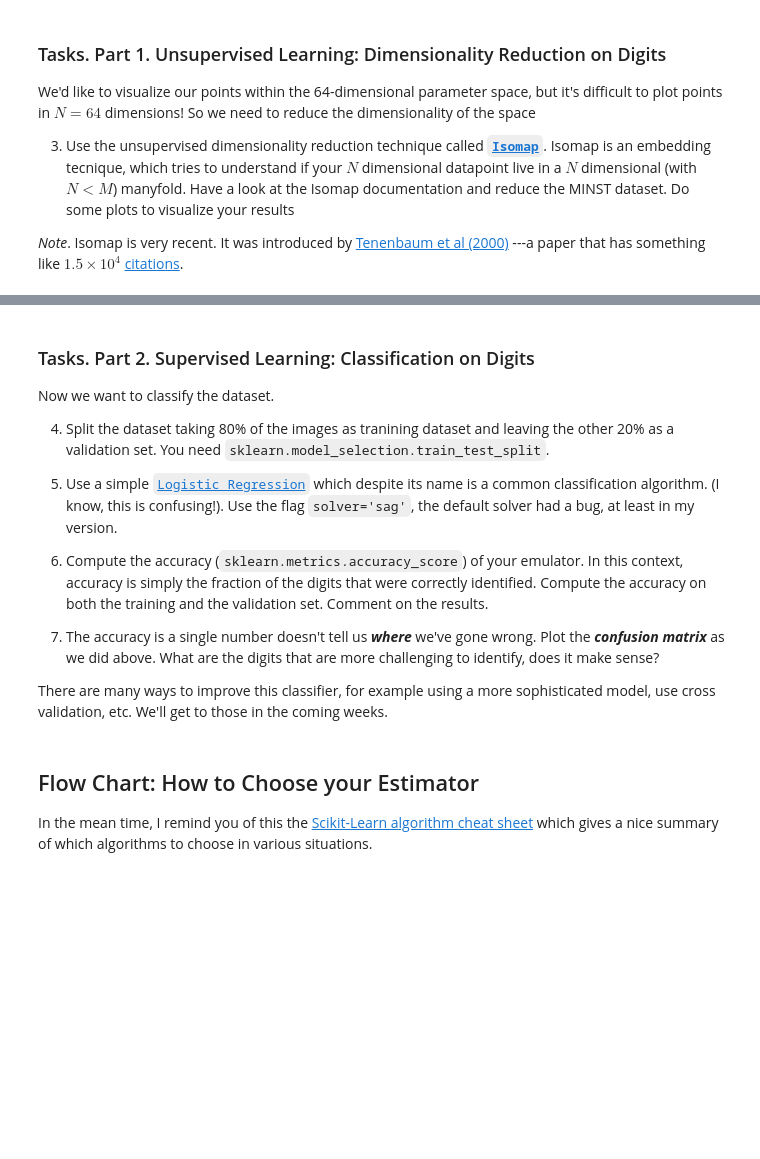
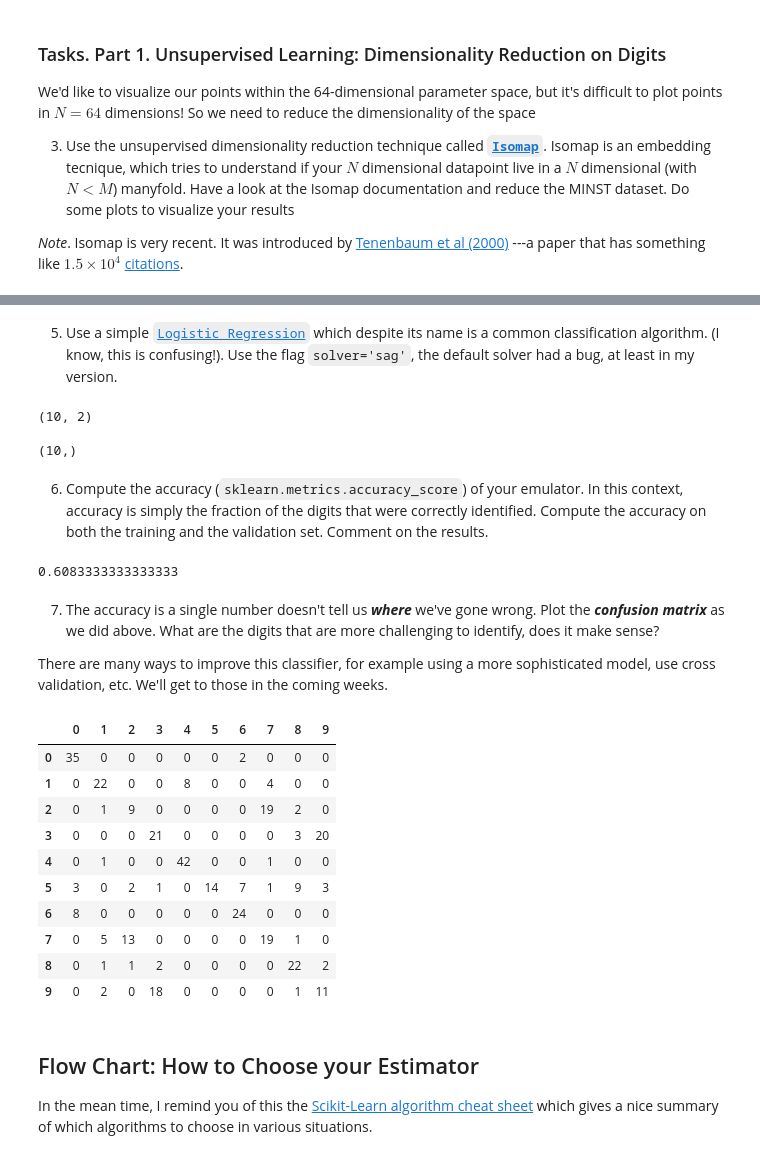
Before and after one commit to freddycch/astrostatistics_bicocca_2022, a Jupyter notebook: working/Exercises/L13 - Handwritten Digits.ipynb, the cells around one changed output, grey strips where cells are left out. Cells and saved outputs as stored; diff of their text form; code cells hidden in the pictures; blank space fills up the shorter version.

```diff
--- a/working/Exercises/L13 - Handwritten Digits.ipynb
+++ b/working/Exercises/L13 - Handwritten Digits.ipynb
@@ -88,18 +154,72 @@ We'd like to visualize our points within the 64-dimensional parameter space, but
+# %% [markdown]
+5) Use a simple [`Logistic Regression`](http://scikit-learn.org/stable/modules/generated/sklearn.linear_model.LogisticRegression.html) which despite its name is a common classification algorithm. (I know, this is confusing!). Use the flag `solver='sag'`, the default solver had a bug, at least in my version.
+# %%
+from sklearn.linear_model import LogisticRegression
+
+LR = LogisticRegression(solver='sag')
+
+LR.fit(X_train, y_train)
+print(LR.coef_.shape)
+# print(np.around(LR.coef_,2))
+print()
+print(LR.intercept_.shape)
+# print(np.around(LR.intercept_,2))
+print()
+
+y_pred = LR.predict(X_test)
+# %% [output]
+(10, 2)
+
+(10,)
+# %% [markdown]
+6) Compute the accuracy (`sklearn.metrics.accuracy_score`) of your emulator. In this context, accuracy is simply the fraction of the digits that were correctly identified. Compute the accuracy on both the training and the validation set. Comment on the results.
+# %%
+from sklearn.metrics import accuracy_score
+
+accuracy_score(y_test,y_pred)
+# %% [output]
+0.6083333333333333
 # %% [markdown]
-### Tasks. Part 2. Supervised Learning: Classification on Digits
-
-Now we want to classify the dataset.
-
-4) Split the dataset taking 80% of the images as tranining dataset and leaving the other 20% as a validation set. You need `sklearn.model_selection.train_test_split`.
-
-5) Use a simple [`Logistic Regression`](http://scikit-learn.org/stable/modules/generated/sklearn.linear_model.LogisticRegression.html) which despite its name is a common classification algorithm. (I know, this is confusing!). Use the flag `solver='sag'`, the default solver had a bug, at least in my version.
-
-6) Compute the accuracy (`sklearn.metrics.accuracy_score`) of your emulator. In this context, accuracy is simply the fraction of the digits that were correctly identified. Compute the accuracy on both the training and the validation set. Comment on the results.
-
 7) The accuracy is a single number doesn't tell us ***where*** we've gone wrong. Plot the ***confusion matrix*** as we did above. What are the digits that are more challenging to identify, does it make sense?
 
 
 There are many ways to improve this classifier, for example using a more sophisticated model, use cross validation, etc.  We'll get to those in the coming weeks.
+# %%
+from sklearn.metrics import confusion_matrix
+CM = confusion_matrix(y_test, y_pred)
+
+import pandas as pd
+df = pd.DataFrame(CM)
+
+#display(df)
+
+def table_color(val):
+    """
+    Takes a scalar and returns a string with
+    the css property `'color: red'` for less than 60 marks, green otherwise.
+    """
+    color = 'navy'
+    if val >= 20 : color = 'black'
+    if val >= 10 and val < 20: color = 'navy'
+    if val > 0 and val < 10: color = 'blue'
+    if val == 0: color = 'white'
+    return 'color: % s' % color
+
+#df.style.applymap(table_color)
+
+df.style.background_gradient(cmap='afmhot_r')
+# %% [output]
+|  | 0 | 1 | 2 | 3 | 4 | 5 | 6 | 7 | 8 | 9 |
+| 0 | 35 | 0 | 0 | 0 | 0 | 0 | 2 | 0 | 0 | 0 |
+| 1 | 0 | 22 | 0 | 0 | 8 | 0 | 0 | 4 | 0 | 0 |
+| 2 | 0 | 1 | 9 | 0 | 0 | 0 | 0 | 19 | 2 | 0 |
+| 3 | 0 | 0 | 0 | 21 | 0 | 0 | 0 | 0 | 3 | 20 |
+| 4 | 0 | 1 | 0 | 0 | 42 | 0 | 0 | 1 | 0 | 0 |
+| 5 | 3 | 0 | 2 | 1 | 0 | 14 | 7 | 1 | 9 | 3 |
+| 6 | 8 | 0 | 0 | 0 | 0 | 0 | 24 | 0 | 0 | 0 |
+| 7 | 0 | 5 | 13 | 0 | 0 | 0 | 0 | 19 | 1 | 0 |
+| 8 | 0 | 1 | 1 | 2 | 0 | 0 | 0 | 0 | 22 | 2 |
+| 9 | 0 | 2 | 0 | 18 | 0 | 0 | 0 | 0 | 1 | 11 |
 # %% [markdown]
 ## Flow Chart: How to Choose your Estimator
 
```
Also changed, not shown: parts of 8 cells of this notebook.
